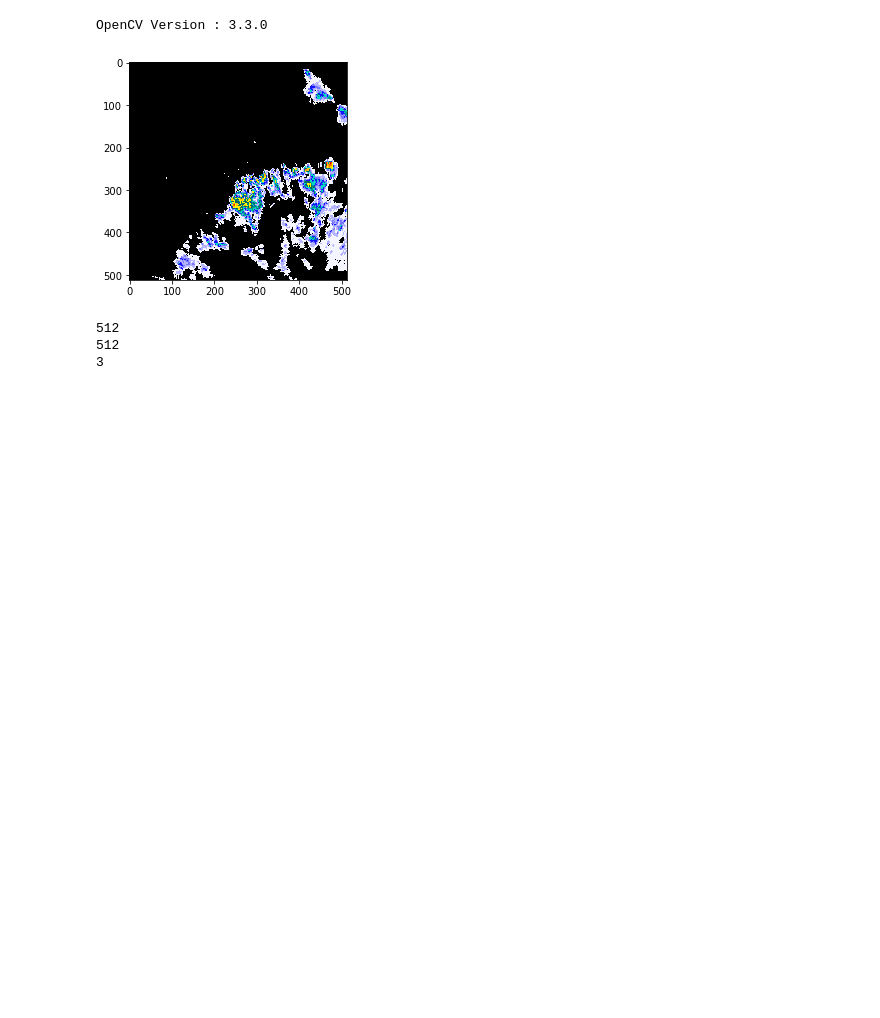
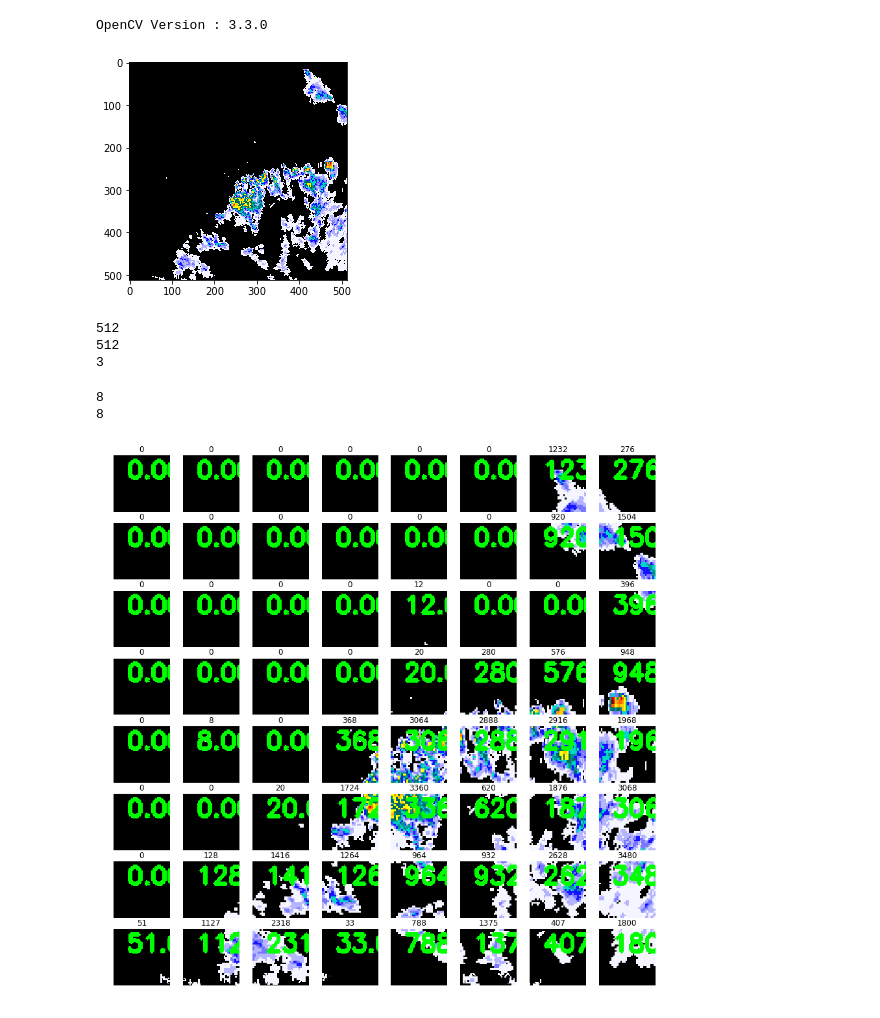
Before and after one commit to jakkaj/PyJak, a Jupyter notebook: experiments/graphs/OpenCV Stuffs.ipynb, the cells around one changed output. Cells and saved outputs as stored; diff of their text form; code cells hidden in the pictures; blank space fills up the shorter version.

```diff
--- a/experiments/graphs/OpenCV Stuffs.ipynb
+++ b/experiments/graphs/OpenCV Stuffs.ipynb
@@ -26,3 +26,15 @@ print (channels)
 512
 512
 3
+# %%
+
+size = 64
+
+w = int(width/size)
+h = int(height/size)
+
+print (w)
+print(h)
+# %% [output]
+8
+8
@@ -28,0 +62,43 @@ print (channels)
+# %%
+
+def nottrans(image):
+    image = cv2.cvtColor(crop_img,cv2.COLOR_BGR2GRAY)
+    c = cv2.countNonZero(image)
+    #c = image[0,0,2]
+    #print(c)
+    return c
+
+
+plt.figure(figsize=(15, 15))
+i=1
+for celly in range(0, h):
+    for cellx in range(0, w):
+        offsetX = cellx * size
+        offsetY = celly * size
+        crop_img = img[offsetY:offsetY+size, offsetX:offsetX+size]
+        #print("%s %s %s %s" % (offsetY,offsetY+h, offsetX, offsetX+w))
+        height, width, channels = crop_img.shape
+        backtorgb2 = cv2.cvtColor(crop_img,cv2.COLOR_BGR2RGB)
+
+        C = nottrans(crop_img)
+        #print(C)
+        # display the colorfulness score on the image
+        cv2.putText(backtorgb2, "{:.2f}".format(C), (15, 25),
+        cv2.FONT_HERSHEY_SIMPLEX, .9, (0, 255, 0), 3)
+
+        plt.subplot(w, h, i)  # A grid of 8 rows x 8 columns
+        plt.axis('off')
+        plt.title(C)
+        #plt.title("Label {0} ({1})".format(label, labels.count(label)))
+        i += 1
+        _ = plt.imshow(backtorgb2)
+
+        #plt.imshow(backtorgb2)
+        #plt.show()
+        cv2.imwrite("C:/Temp/imagery/cv/%s%s%s%s.png" % (offsetY,offsetY+h, offsetX, offsetX+w) ,crop_img)
+
+plt.show()
+
+#ready for colorfulness? https://www.pyimagesearch.com/2017/06/05/computing-image-colorfulness-with-opencv-and-python/
+# %% [output]
+[figure, added]
```
Also changed, not shown: parts of 1 cell of this notebook, 1 other file.
